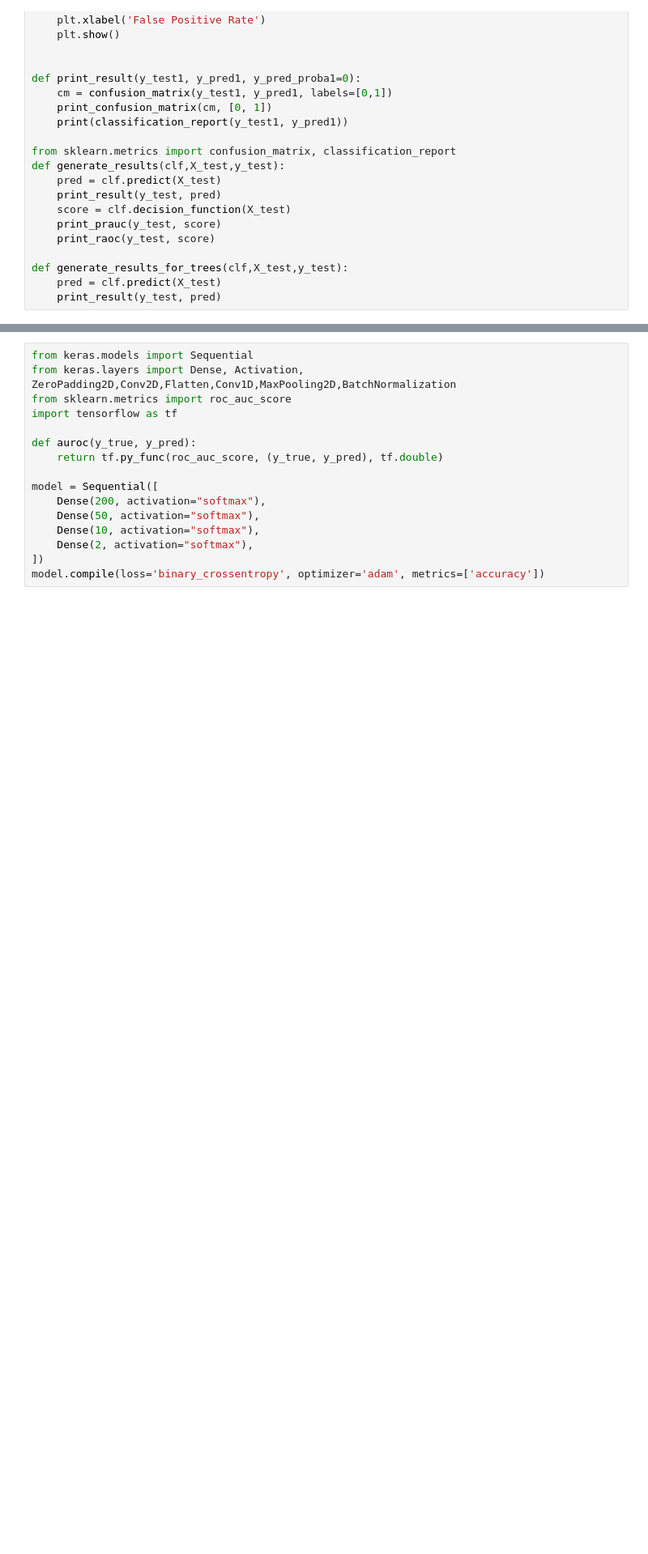
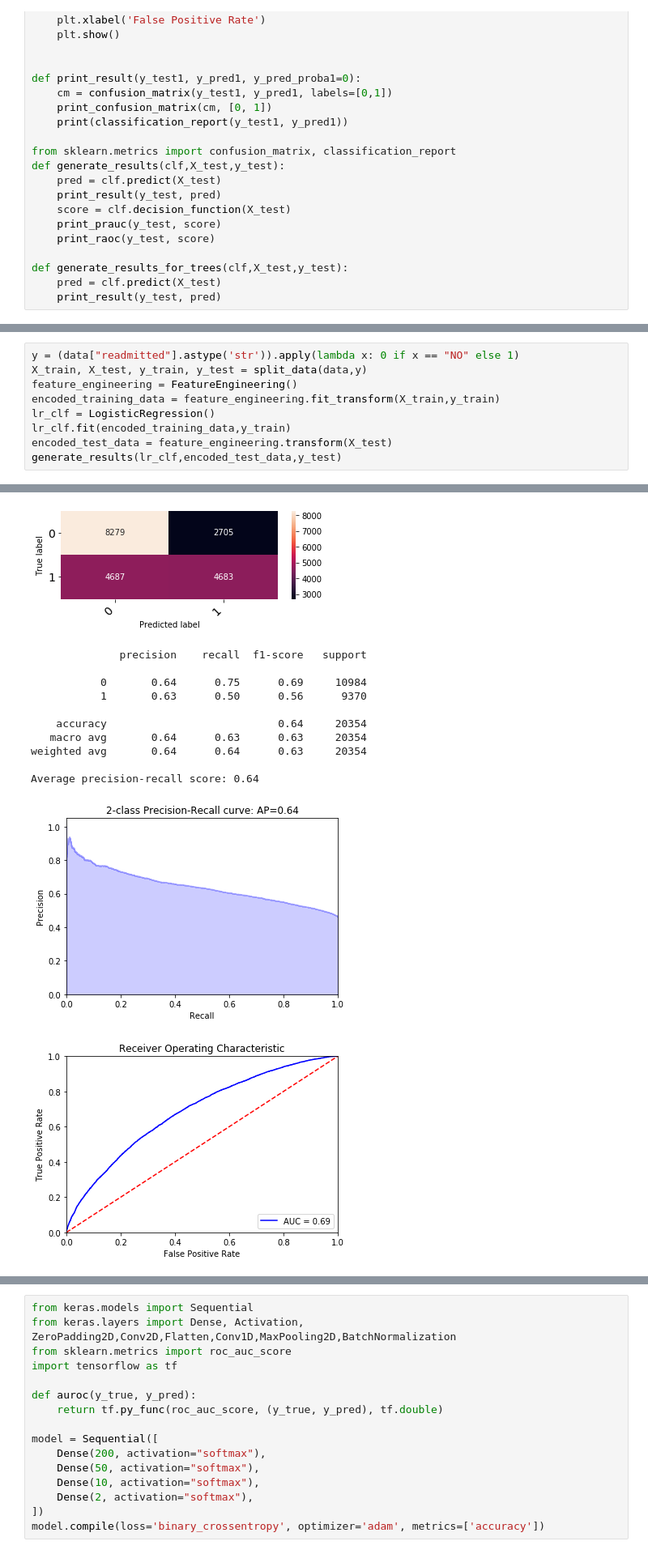
Before and after one commit to surya-kanoria/Diabetes-Patient-Readmission, a Jupyter notebook: Prediction.ipynb, the cells around one changed output, grey strips where cells are left out. Shown: that part at 81% size. Drawn from its saved outputs; the diff is of its cells as text; blank space fills up the shorter version.

```diff
--- a/Prediction.ipynb
+++ b/Prediction.ipynb
@@ -435,0 +486,10 @@ shap.force_plot(explainer.expected_value[0], shap_values[0][0])
+# %%
+y = (data["readmitted"].astype('str')).apply(lambda x: 0 if x == "NO" else 1)
+X_train, X_test, y_train, y_test = split_data(data,y)
+feature_engineering = FeatureEngineering()
+encoded_training_data = feature_engineering.fit_transform(X_train,y_train)
+lr_clf = LogisticRegression()
+lr_clf.fit(encoded_training_data,y_train)
+encoded_test_data = feature_engineering.transform(X_test)
+generate_results(lr_clf,encoded_test_data,y_test)
+# %% [output]
@@ -435,0 +497,13 @@ shap.force_plot(explainer.expected_value[0], shap_values[0][0])
+[figure, added]
+              precision    recall  f1-score   support
+
+           0       0.64      0.75      0.69     10984
+           1       0.63      0.50      0.56      9370
+
+    accuracy                           0.64     20354
+   macro avg       0.64      0.63      0.63     20354
+weighted avg       0.64      0.64      0.63     20354
+
+Average precision-recall score: 0.64
+[figure, added]
+[figure, added]
```
Also changed, not shown: parts of 30 cells of this notebook.
